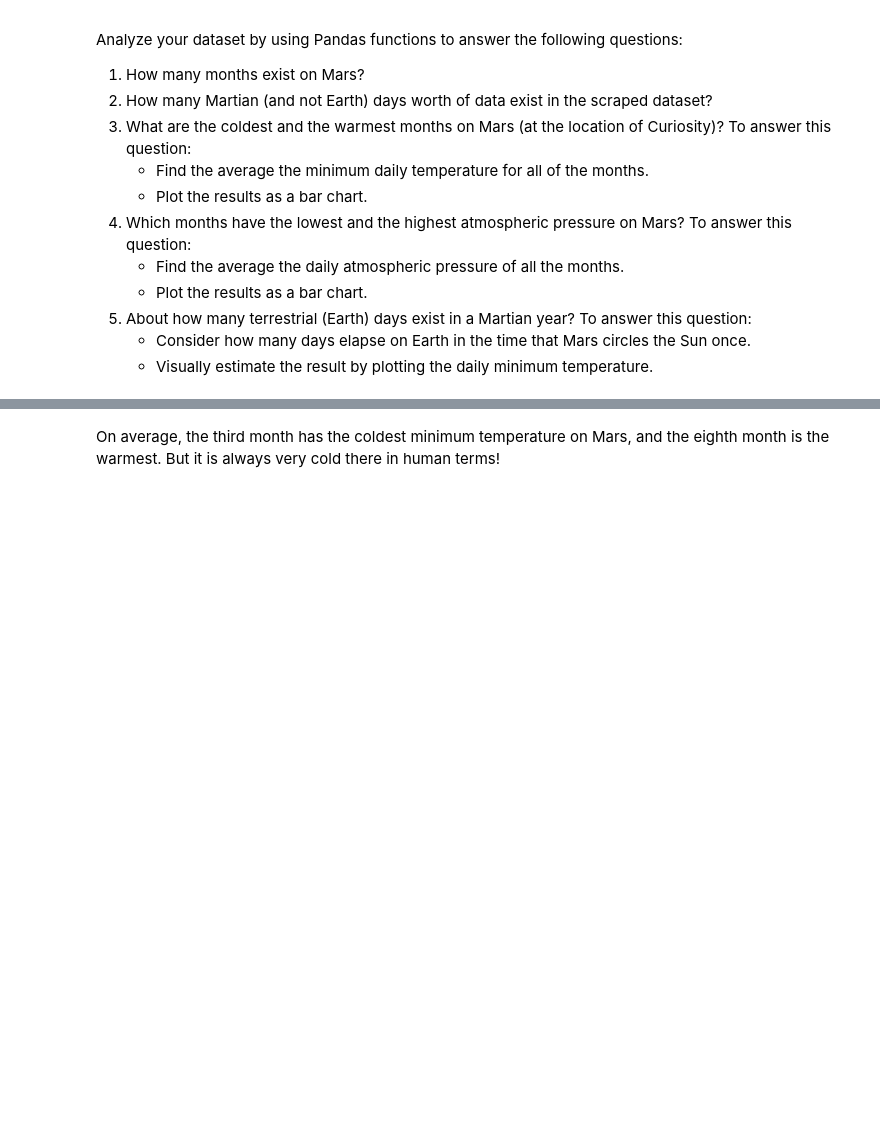
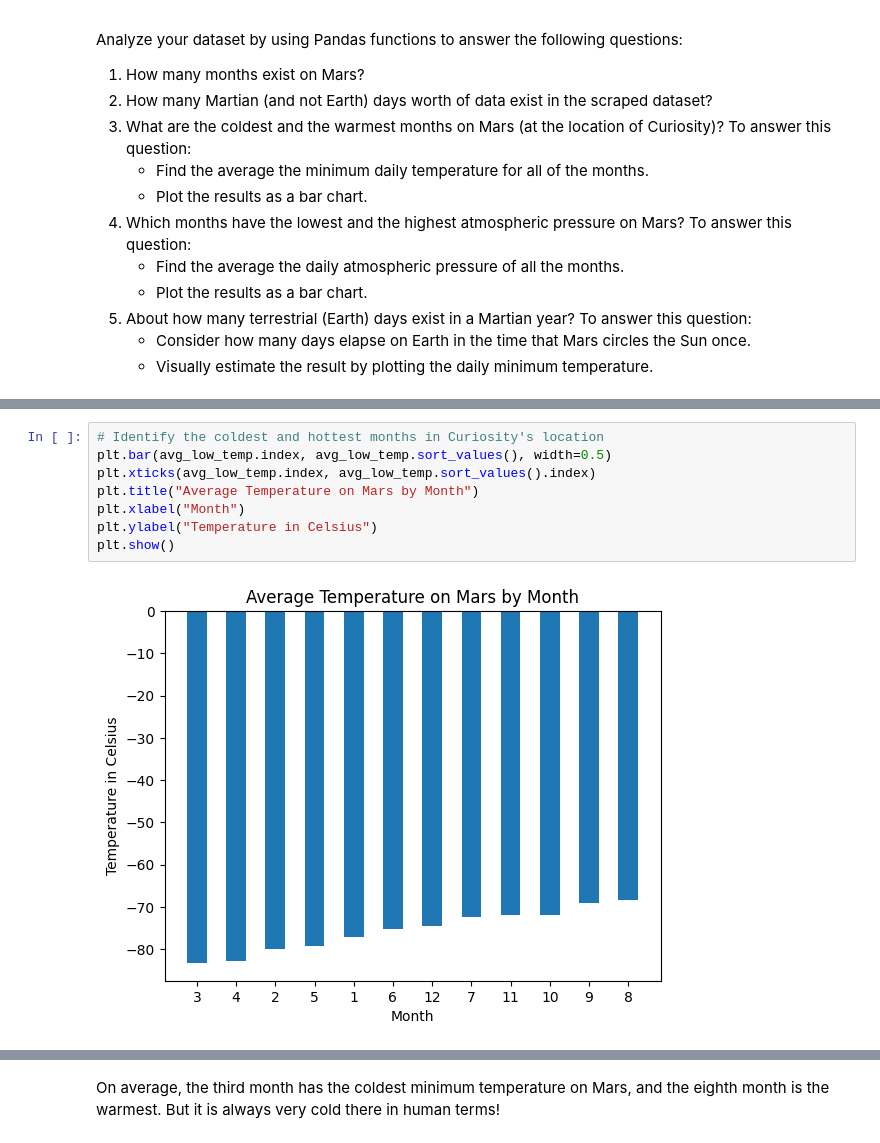
Before and after one commit to mdg1317/web-scraping-challenge, a Jupyter notebook: part_2_mars_weather.ipynb, the cells around one changed output, grey strips where cells are left out. Saved outputs shown, nothing was run; the diff lists cells and outputs as text; blank space fills up the shorter version.

```diff
--- a/part_2_mars_weather.ipynb
+++ b/part_2_mars_weather.ipynb
@@ -166,2 +175,12 @@ Name: min_temp, dtype: float64
+# %%
+# Identify the coldest and hottest months in Curiosity's location
+plt.bar(avg_low_temp.index, avg_low_temp.sort_values(), width=0.5)
+plt.xticks(avg_low_temp.index, avg_low_temp.sort_values().index)
+plt.title("Average Temperature on Mars by Month")
+plt.xlabel("Month")
+plt.ylabel("Temperature in Celsius")
+plt.show()
+# %% [output]
+[figure, added]
 # %%
 # 4. Average pressure by Martian month
```
Also changed, not shown: parts of 11 cells of this notebook, 1 other file.
